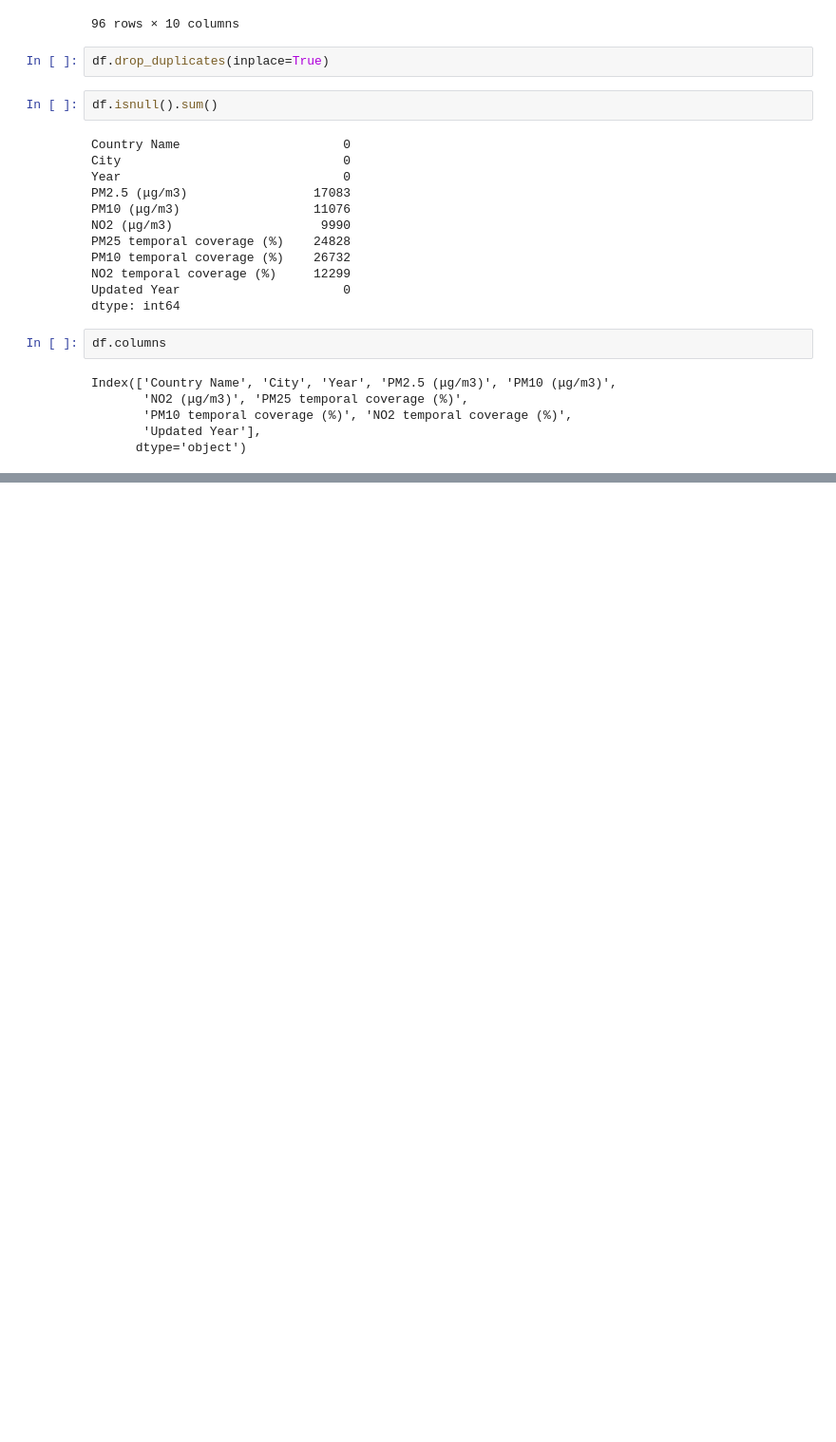
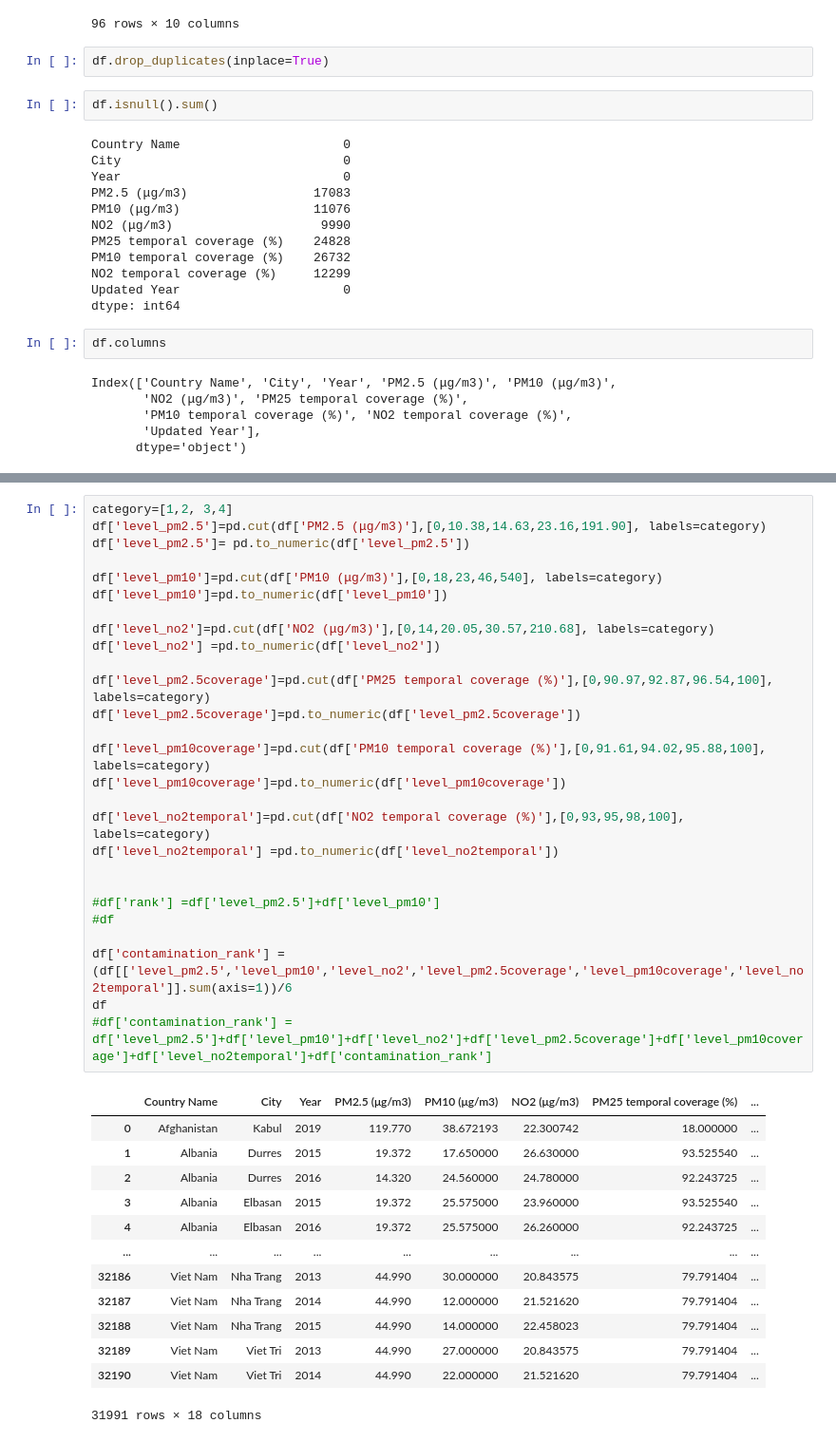
Before and after one commit to AgustinCdeCelis/Air-Quality, a Jupyter notebook: analisis.ipynb, the cells around one changed output, grey strips where cells are left out. Shown at 95% size. Cells and saved outputs as stored; diff of their text form; blank space fills up the shorter version.

```diff
--- a/analisis.ipynb
+++ b/analisis.ipynb
@@ -95,0 +310,41 @@ Index(['Country Name', 'City', 'Year', 'PM2.5 (μg/m3)', 'PM10 (μg/m3)',
+# %%
+category=[1,2, 3,4]
+df['level_pm2.5']=pd.cut(df['PM2.5 (μg/m3)'],[0,10.38,14.63,23.16,191.90], labels=category)
+df['level_pm2.5']= pd.to_numeric(df['level_pm2.5'])
+
+df['level_pm10']=pd.cut(df['PM10 (μg/m3)'],[0,18,23,46,540], labels=category)
+df['level_pm10']=pd.to_numeric(df['level_pm10'])
+
+df['level_no2']=pd.cut(df['NO2 (μg/m3)'],[0,14,20.05,30.57,210.68], labels=category)
+df['level_no2'] =pd.to_numeric(df['level_no2'])
+
+df['level_pm2.5coverage']=pd.cut(df['PM25 temporal coverage (%)'],[0,90.97,92.87,96.54,100], labels=category)
+df['level_pm2.5coverage']=pd.to_numeric(df['level_pm2.5coverage'])
+
+df['level_pm10coverage']=pd.cut(df['PM10 temporal coverage (%)'],[0,91.61,94.02,95.88,100], labels=category)
+df['level_pm10coverage']=pd.to_numeric(df['level_pm10coverage'])
+
+df['level_no2temporal']=pd.cut(df['NO2 temporal coverage (%)'],[0,93,95,98,100], labels=category)
+df['level_no2temporal'] =pd.to_numeric(df['level_no2temporal'])
+
+
+#df['rank'] =df['level_pm2.5']+df['level_pm10']
+#df
+
+df['contamination_rank'] = (df[['level_pm2.5','level_pm10','level_no2','level_pm2.5coverage','level_pm10coverage','level_no2temporal']].sum(axis=1))/6
+df
+#df['contamination_rank'] = df['level_pm2.5']+df['level_pm10']+df['level_no2']+df['level_pm2.5coverage']+df['level_pm10coverage']+df['level_no2temporal']+df['contamination_rank']
+# %% [output]
+|  | Country Name | City | Year | PM2.5 (μg/m3) | PM10 (μg/m3) | NO2 (μg/m3) | PM25 temporal coverage (%) | ... |
+| 0 | Afghanistan | Kabul | 2019 | 119.770 | 38.672193 | 22.300742 | 18.000000 | ... |
+| 1 | Albania | Durres | 2015 | 19.372 | 17.650000 | 26.630000 | 93.525540 | ... |
+| 2 | Albania | Durres | 2016 | 14.320 | 24.560000 | 24.780000 | 92.243725 | ... |
+| 3 | Albania | Elbasan | 2015 | 19.372 | 25.575000 | 23.960000 | 93.525540 | ... |
+| 4 | Albania | Elbasan | 2016 | 19.372 | 25.575000 | 26.260000 | 92.243725 | ... |
+| ... | ... | ... | ... | ... | ... | ... | ... | ... |
+| 32186 | Viet Nam | Nha Trang | 2013 | 44.990 | 30.000000 | 20.843575 | 79.791404 | ... |
+| 32187 | Viet Nam | Nha Trang | 2014 | 44.990 | 12.000000 | 21.521620 | 79.791404 | ... |
+| 32188 | Viet Nam | Nha Trang | 2015 | 44.990 | 14.000000 | 22.458023 | 79.791404 | ... |
+| 32189 | Viet Nam | Viet Tri | 2013 | 44.990 | 27.000000 | 20.843575 | 79.791404 | ... |
+| 32190 | Viet Nam | Viet Tri | 2014 | 44.990 | 22.000000 | 21.521620 | 79.791404 | ... |
+31991 rows × 18 columns
```
Also changed, not shown: parts of 44 cells of this notebook.
